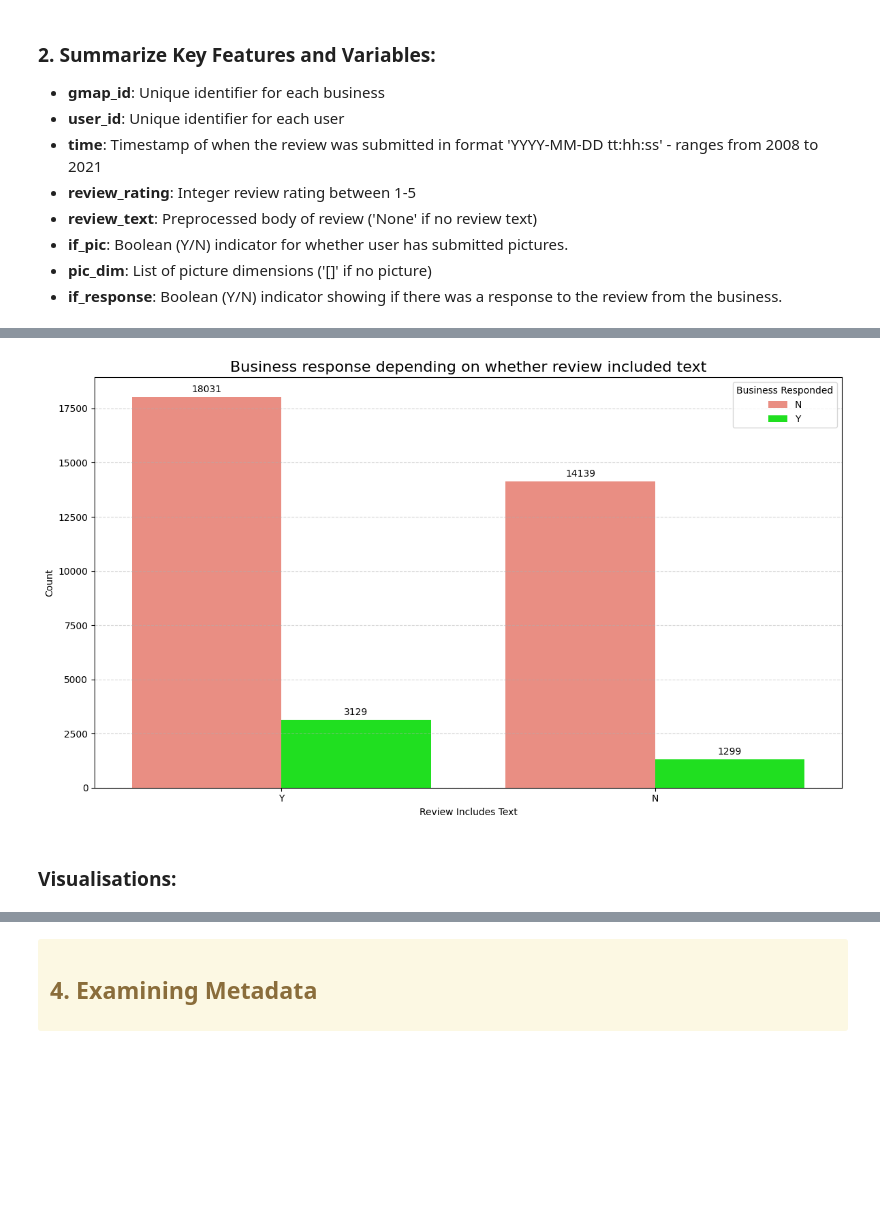
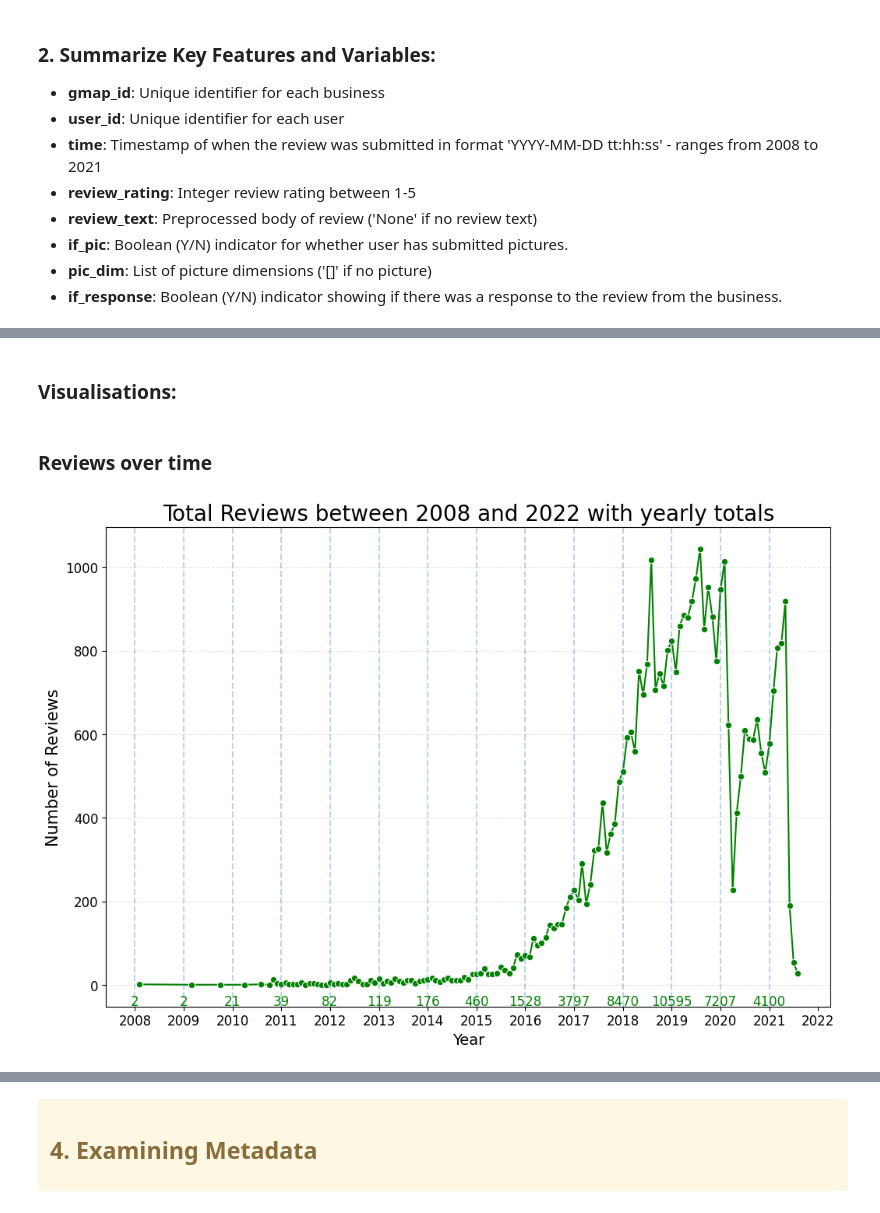
Before and after one commit to felix553/FIT5198-Assignment-1-, a Jupyter notebook: notebook_templates/task3_xxxxxxx.ipynb, the cells around one changed output, grey strips where cells are left out. Cells and saved outputs as stored; diff of their text form; code cells hidden in the pictures; blank space fills up the shorter version.

```diff
--- a/notebook_templates/task3_xxxxxxx.ipynb
+++ b/notebook_templates/task3_xxxxxxx.ipynb
@@ -217,25 +163,48 @@ plt.show()
-# %%
-review_df['if_text'] = review_df['review_text'].apply(lambda x: 'Y' if x != 'none' else 'N')
-palette = {'Y': 'lime', 'N': 'salmon'}
-# Generate bar graph for count of reviews with review text
-plt.figure(figsize=(12, 7))
-ax = sns.countplot(data=review_df, x='if_text', hue='if_response', palette=palette)
-
-# Add labels on bars
-for container in ax.containers:
-    ax.bar_label(container, fmt='%d', label_type='edge', padding=3)
-
-
-# Customize the plot
-plt.title('Business response depending on whether review included text', fontsize=16)
-plt.xlabel('Review Includes Text')
-plt.ylabel('Count')
-plt.legend(title='Business Responded', loc='upper right')
-plt.grid(axis='y', linestyle='--', alpha=0.5)
-
-plt.tight_layout()
-plt.show()
-# %% [output]
-[figure, removed]
 # %% [markdown]
 ### **Visualisations:**
+# %% [markdown]
+### Reviews over time
+# %%
+# Extract year and month for aggregation
+review_df['year'] = review_df['time'].dt.year
+review_df['month'] = review_df['time'].dt.to_period('M').astype(str)
+
+# Calculate monthly reviewss
+monthly_reviews = review_df.groupby('month').size().reset_index(name='monthly_reviews')
+
+# Add year for display purposes
+monthly_reviews['month'] = pd.to_datetime(monthly_reviews['month'], format='%Y-%m')
+
+# Calculate position_yly reviews
+yearly_reviews = review_df.groupby('year').size().reset_index(name='yearly_reviews')
+
+
+# Generate line graph
+plt.figure(figsize=(12, 8))
+sns.lineplot(data=monthly_reviews, x='month', y='monthly_reviews', marker='o', color='green')
+
+# Generate position_yly total labels
+for index, row in yearly_reviews.iterrows():
+    # Intialise month and day to 1 to display at beginning of Year
+    position_x = pd.to_datetime(f'{row["year"]}-01-01')
+
+    # Vertical position for position_y total labels
+    position_y = monthly_reviews['monthly_reviews'].min() -50
+
+    plt.text(position_x, position_y, f'{row["yearly_reviews"]}', color='green', ha='center', fontsize=12)
+    # Add axis lines
+    plt.axvline(x=position_x, linestyle='--', alpha=0.3)
+
+# Generate yearly x ticks
+years = [str(year) for year in range(2008, 2023)]
+years_dt = pd.to_datetime(years)
+plt.xticks(years_dt, years, fontsize=12)
+
+plt.yticks(fontsize=12)
+plt.title('Total Reviews between 2008 and 2022 with yearly totals', fontsize=20)
+plt.xlabel('Year', fontsize=14)
+plt.ylabel('Number of Reviews', fontsize=15)
+plt.grid(axis='y', linestyle='--', alpha=0.3)
+plt.show()
+# %% [output]
+[figure, added]
```
Also changed, not shown: parts of 42 cells of this notebook, 2 other files.
